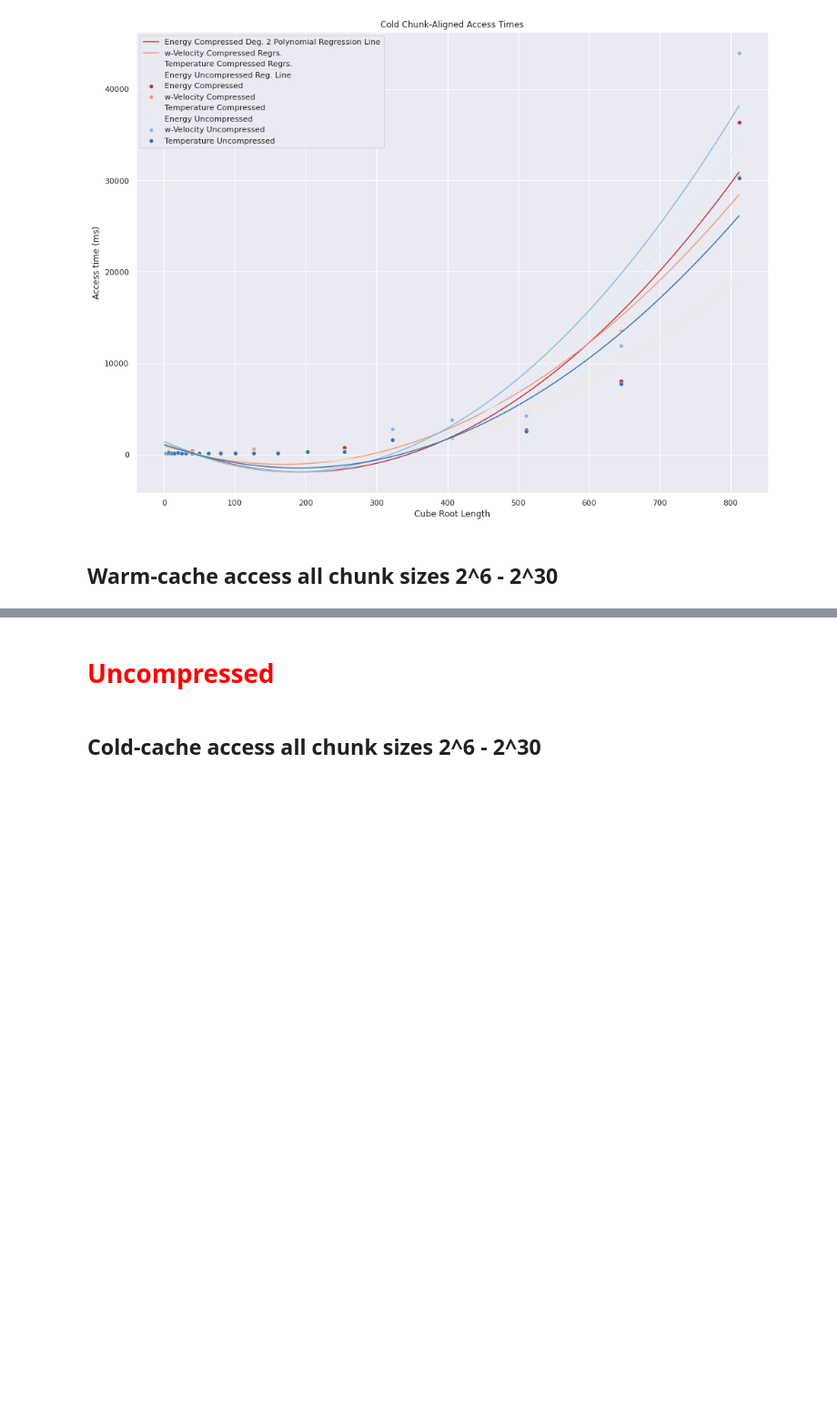
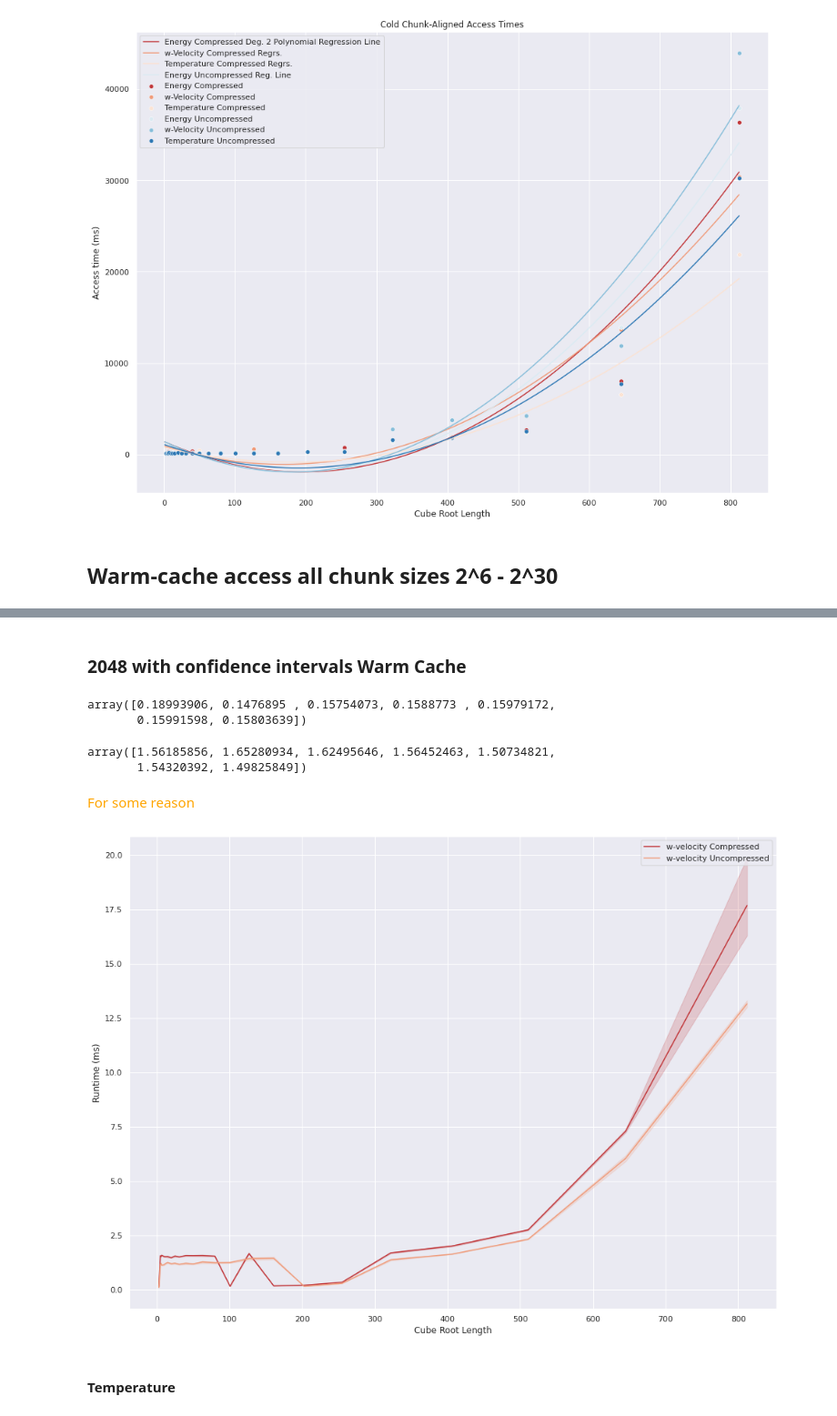
Before and after one commit to ariellubonja/ncar-zarr-code, a Jupyter notebook: compression-tradeoff-1-var.ipynb, the cells around one changed output, grey strips where cells are left out. Shown at 91% size. Cells and saved outputs as stored; diff of their text form; code cells hidden in the pictures; blank space fills up the shorter version.

```diff
--- a/compression-tradeoff-1-var.ipynb
+++ b/compression-tradeoff-1-var.ipynb
@@ -943,2 +1095,16 @@ for i in range(len(cube_root_size)):
+# %% [markdown]
+### 2048 with confidence intervals Warm Cache
+# %%
+experiment_repeats = 7 # Timeit does 7 by default
+# %%
+mcw_e_array.T[:,0]
+# %% [output]
+array([0.18993906, 0.1476895 , 0.15754073, 0.1588773 , 0.15979172,
+       0.15991598, 0.15803639])
+# %%
+mcw_e_array.T[:,1]
+# %% [output]
+array([1.56185856, 1.65280934, 1.62495646, 1.56452463, 1.50734821,
+       1.54320392, 1.49825849])
 # %% [markdown]
-# <font color="red">Uncompressed</font>
+<font color="orange">For some reason</font>
@@ -948,2 +1111,25 @@ ncar_e_uncompressed.info
-# %% [markdown]
-## Cold-cache access all chunk sizes 2^6 - 2^30
+# %%
+# compressed
+var = mcw_e_array.T
+
+a = pd.DataFrame(np.vstack((np.tile(cube_root_size, experiment_repeats), var.flatten()))).T
+a = a.rename(columns={0: "Cube Root Length", 1: "Runtime (ms)"})
+
+sns.lineplot( x = "Cube Root Length",
+             y = "Runtime (ms)",
+             data = a,
+            label="w-velocity Compressed");
+
+
+# Uncompressed
+var = muw_e_array.T
+
+a = pd.DataFrame(np.vstack((np.tile(cube_root_size, experiment_repeats), var.flatten()))).T
+a = a.rename(columns={0: "Cube Root Length", 1: "Runtime (ms)"})
+
+sns.lineplot( x = "Cube Root Length",
+             y = "Runtime (ms)",
+             data = a,
+            label="w-velocity Uncompressed");
+# %% [output]
+[figure, added]
@@ -949,0 +1167,2 @@ ncar_e_uncompressed.info
+# %% [markdown]
+#### Temperature
```
Also changed, not shown: parts of 26 cells of this notebook, 1 other file.
